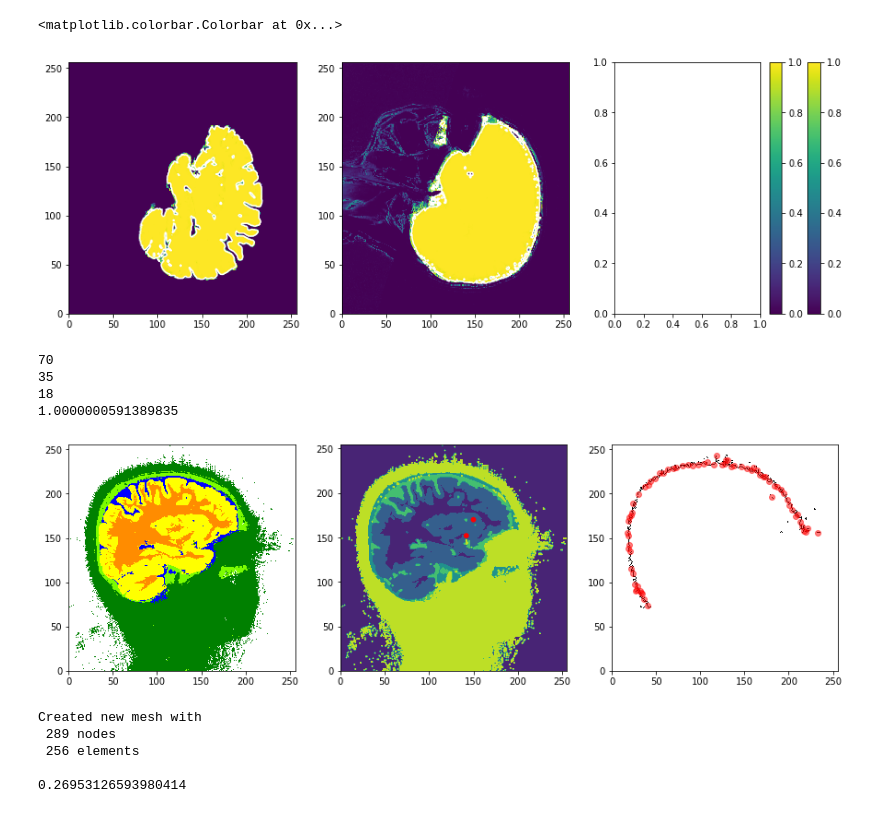
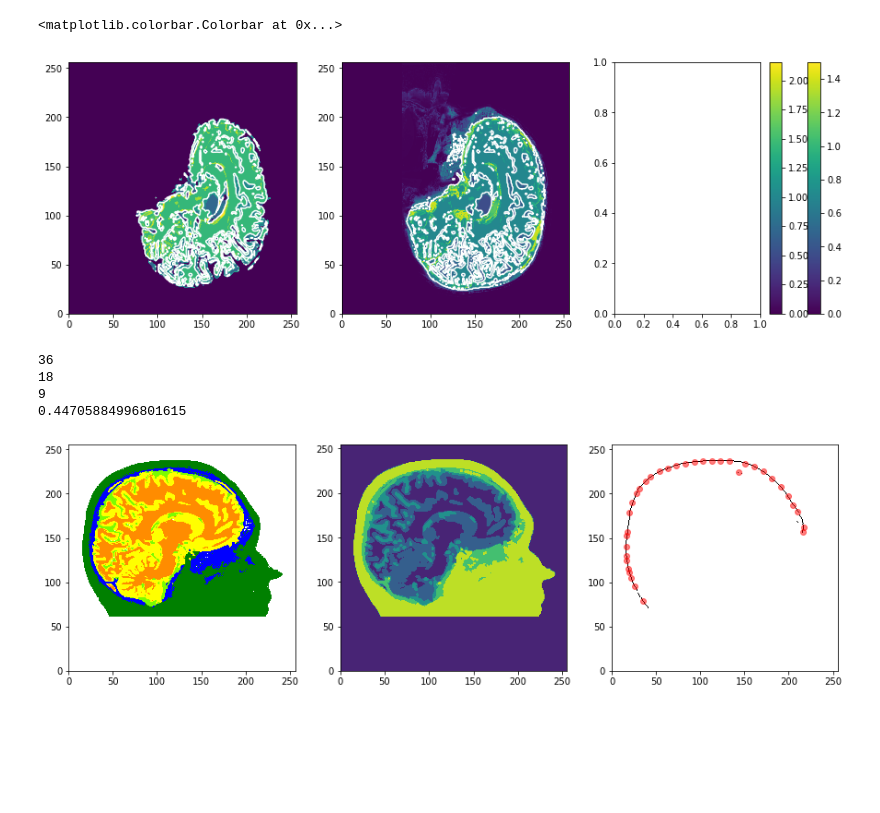
Before and after one commit to annegretW/Masterarbeit_EEG_Uncertainties, a Jupyter notebook: masterarbeit/2d/python/test.ipynb, the cells around one changed output. Cells and saved outputs as stored; diff of their text form; code cells hidden in the pictures; blank space fills up the shorter version.

```diff
--- a/masterarbeit/2d/python/test.ipynb
+++ b/masterarbeit/2d/python/test.ipynb
@@ -7,14 +6,13 @@ import structured_mesh as msh
 import evaluations
 # %%
 
-tissue_prob_map = loadmat('/home/anne/Masterarbeit/masterarbeit/2d//data/T1SliceAnne.mat')
+tissue_prob_map = loadmat('/home/anne/Masterarbeit/masterarbeit/2d//data/TPMSliceAnne.mat')
 
-
-white_prob = tissue_prob_map['T1Slice']['white'][0][0]
-gray_prob = tissue_prob_map['T1Slice']['gray'][0][0]
-csf_prob = tissue_prob_map['T1Slice']['csf'][0][0]
-skull_prob = tissue_prob_map['T1Slice']['skull'][0][0]
-scalp_prob = tissue_prob_map['T1Slice']['scalp'][0][0]
+white_prob = tissue_prob_map['tpm']['white'][0][0]
+gray_prob = tissue_prob_map['tpm']['gray'][0][0]
+csf_prob = tissue_prob_map['tpm']['csf'][0][0]
+skull_prob = tissue_prob_map['tpm']['skull'][0][0]
+scalp_prob = tissue_prob_map['tpm']['scalp'][0][0]
 
 head =  white_prob + gray_prob + csf_prob + skull_prob # + scalp_prob
 inner =  white_prob + gray_prob + csf_prob
@@ -30,7 +28,7 @@ im = axis[1].pcolor(head)
 fig.colorbar(im)
 # %% [output]
 <matplotlib.colorbar.Colorbar at 0x...>
-[figure, old version]
+[figure, new version]
 # %%
 from matplotlib.colors import ListedColormap, LinearSegmentedColormap
 
@@ -54,9 +52,9 @@ for i in range(256):
             z[j,i]=1
         elif gray_prob[i,j]>0.5:
             z[j,i]=2
+        elif csf_prob[i,j]>0.5:
+            z[j,i]=3
         elif skull_prob[i,j]>0.5:
-            z[j,i]=3
-        elif csf_prob[i,j]>0.5:
             z[j,i]=4
         elif scalp_prob[i,j]>0.5:
             z[j,i]=5
@@ -65,14 +63,14 @@ for i in range(256):
 
 for i in range(256):
     for j in range(256):
-        probs = [gray_prob[i,j],white_prob[i,j],skull_prob[i,j],csf_prob[i,j],scalp_prob[i,j]]
+        probs = [gray_prob[i,j],white_prob[i,j],csf_prob[i,j],skull_prob[i,j],scalp_prob[i,j]]
         if white_prob[i,j]>0.5:
             z1[j,i]=1
         elif (gray_prob[i,j] + white_prob[i,j])>0.5:
             z1[j,i]=2
-        elif (skull_prob[i,j] + gray_prob[i,j] + white_prob[i,j])>0.5:
+        elif (csf_prob[i,j] + gray_prob[i,j] + white_prob[i,j])>0.5:
             z1[j,i]=3
-        elif (csf_prob[i,j]+skull_prob[i,j] + gray_prob[i,j] + white_prob[i,j])>0.5:
+        elif (skull_prob[i,j]+csf_prob[i,j] + gray_prob[i,j] + white_prob[i,j])>0.5:
             z1[j,i]=4
         elif (scalp_prob[i,j]+csf_prob[i,j]+skull_prob[i,j] + gray_prob[i,j] + white_prob[i,j])>0.5:
             z1[j,i]=5
@@ -90,7 +88,6 @@ for i in range(255):
 
 cmap = ListedColormap(["white", "darkorange", "yellow", "lawngreen", "blue", "green"])
 set = axis[0].pcolor(z1, cmap=cmap)
-#set = axis[1].pcolor(z1, cmap=cmap)
 set = axis[1].contourf(z1, levels = [0,1,2,3,4,5])
 set = axis[2].pcolor(boundary, cmap='Greys')
 axis[0].set_aspect(1)
@@ -100,58 +97,38 @@ axis[2].set_aspect(1)
 electrodes_1 = []
 electrodes_2 = []
 electrodes_3 = []
 
 for k in range(0,len(b),10):
     electrodes_3.append(b[k])
 
 for k in range(0,len(electrodes_3),2):
     electrodes_2.append(electrodes_3[k])
 
 for k in range(0,len(electrodes_2),2):
     electrodes_1.append(electrodes_2[k])
 
 print(len(electrodes_3))
 print(len(electrodes_2))
 print(len(electrodes_1))
 
 np.savez_compressed("/home/anne/Masterarbeit/masterarbeit/2d/data/electrodes_3.npz", electrodes_3)
 np.savez_compressed("/home/anne/Masterarbeit/masterarbeit/2d/data/electrodes_2.npz", electrodes_2)
 np.savez_compressed("/home/anne/Masterarbeit/masterarbeit/2d/data/electrodes_1.npz", electrodes_1)
 
 print(g[170,150])
-evaluations.draw_point(axis[1], [150,170], alpha=1)
-evaluations.draw_point(axis[1], [142,152], alpha=1)
+#evaluations.draw_point(axis[1], [150,170], alpha=1)
+#evaluations.draw_point(axis[1], [142,152], alpha=1)
 
 
 electrodes = np.array(electrodes_3)
 axis[2].scatter(electrodes[:,0], electrodes[:,1], c='red', alpha=0.5)
 
 plt.show()
 # %% [output]
-70
-35
+36
 18
-1.0000000591389835
+9
+0.44705884996801615
-[figure, old version]
+[figure, new version]
-# %%
-import structured_mesh
-reload(structured_mesh)
-
-center = [128, 128]
-center = np.array(center)
-
-path = "/home/anne/Masterarbeit/masterarbeit/2d/data/mesh_hex_16.npz"
-mesh = structured_mesh.StructuredMesh(16)
-
-theta = (150,50)
-c = mesh.find_next_center(theta)
-tissue_prob = mesh.gray_probs[int(c[0]+mesh.cells_per_dim*c[1])]
-print(tissue_prob)
-# %% [output]
-Created new mesh with
- 289 nodes
- 256 elements
-
-0.26953126593980414
 # %%
 from os import name
```
Also changed, not shown: parts of 6 cells of this notebook, 23 other files.
